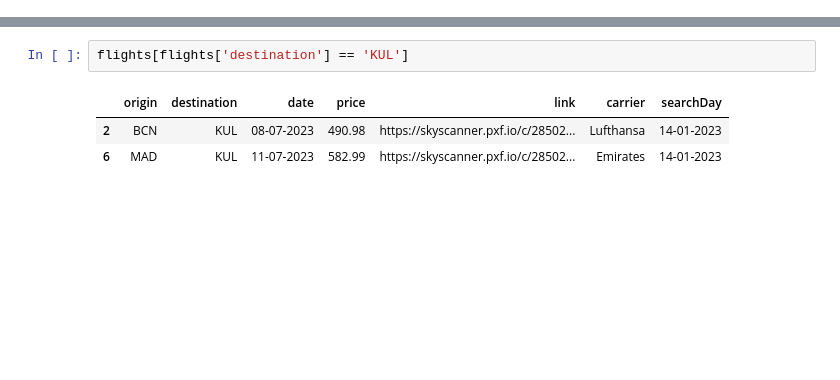
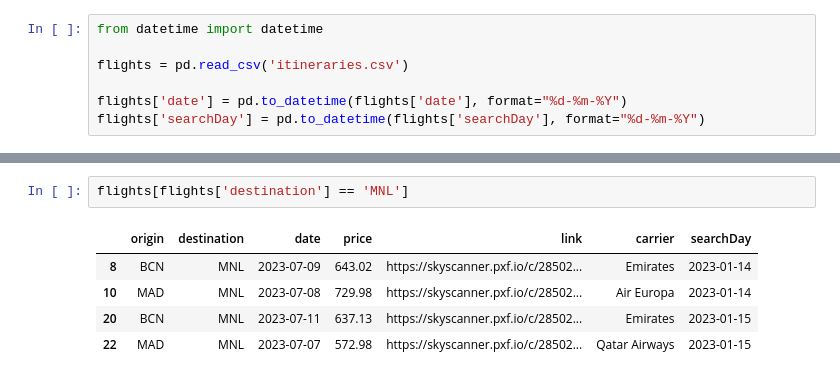
Before and after one commit to ivaaanrm/best-flights, a Jupyter notebook: best_deals.ipynb, the cells around one changed output, grey strips where cells are left out. Drawn from its saved outputs; the diff is of its cells as text; blank space fills up the shorter version.

```diff
--- a/best_deals.ipynb
+++ b/best_deals.ipynb
@@ -15,0 +7,7 @@ flights.head()
+# %%
+from datetime import datetime
+
+flights = pd.read_csv('itineraries.csv')
+
+flights['date'] = pd.to_datetime(flights['date'], format="%d-%m-%Y")
+flights['searchDay'] = pd.to_datetime(flights['searchDay'], format="%d-%m-%Y")
@@ -16,7 +25,9 @@ flights.head()
 # %%
-flights[flights['destination'] == 'KUL']
+flights[flights['destination'] == 'MNL']
 # %% [output]
 |  | origin | destination | date | price | link | carrier | searchDay |
-| 2 | BCN | KUL | 08-07-2023 | 490.98 | https://skyscanner.pxf.io/c/28502... | Lufthansa | 14-01-2023 |
-| 6 | MAD | KUL | 11-07-2023 | 582.99 | https://skyscanner.pxf.io/c/28502... | Emirates | 14-01-2023 |
+| 8 | BCN | MNL | 2023-07-09 | 643.02 | https://skyscanner.pxf.io/c/28502... | Emirates | 2023-01-14 |
+| 10 | MAD | MNL | 2023-07-08 | 729.98 | https://skyscanner.pxf.io/c/28502... | Air Europa | 2023-01-14 |
+| 20 | BCN | MNL | 2023-07-11 | 637.13 | https://skyscanner.pxf.io/c/28502... | Emirates | 2023-01-15 |
+| 22 | MAD | MNL | 2023-07-07 | 572.98 | https://skyscanner.pxf.io/c/28502... | Qatar Airways | 2023-01-15 |
 # %%
```
Also changed, not shown: parts of 9 cells of this notebook, 4 other files.
